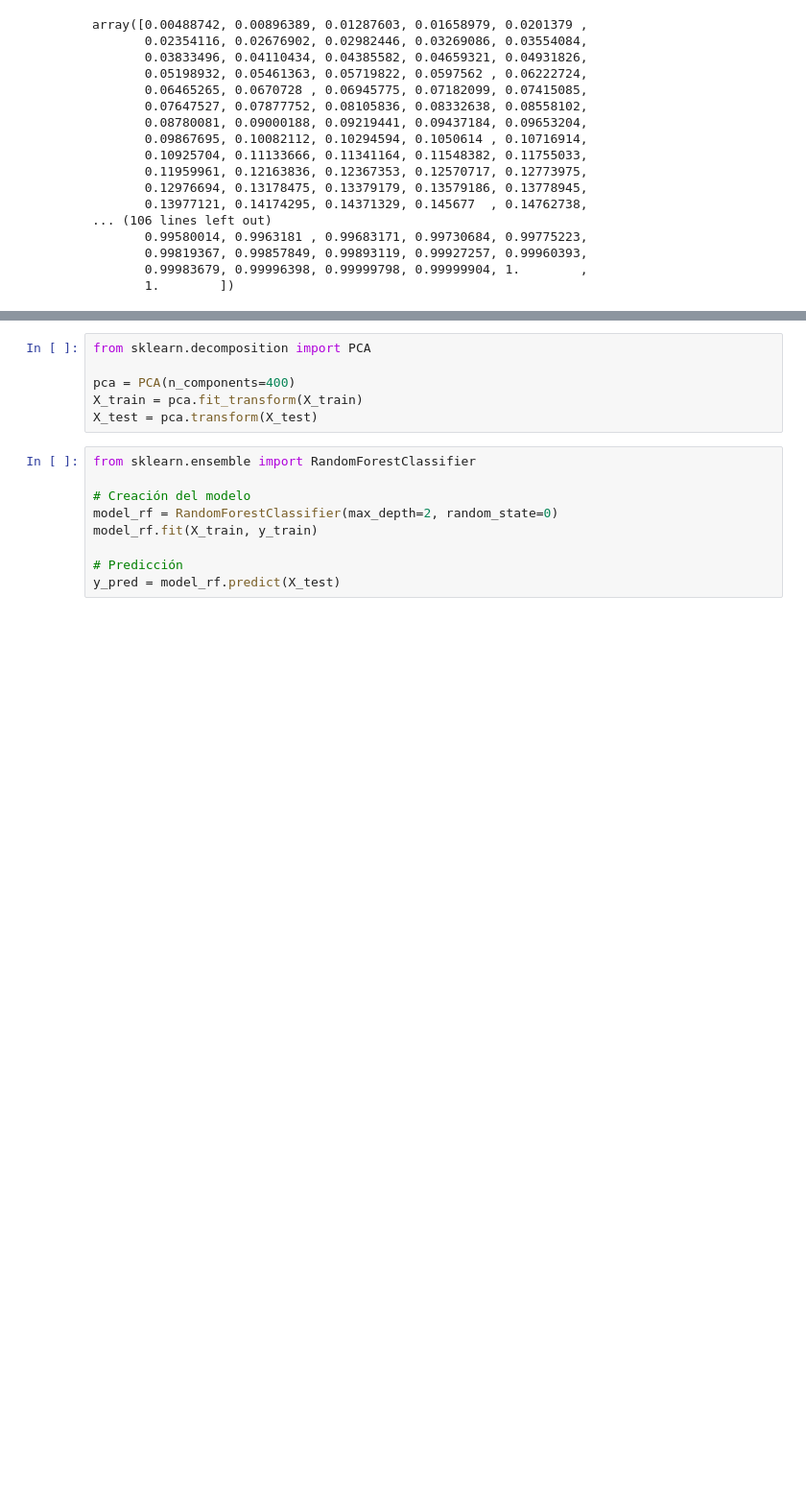
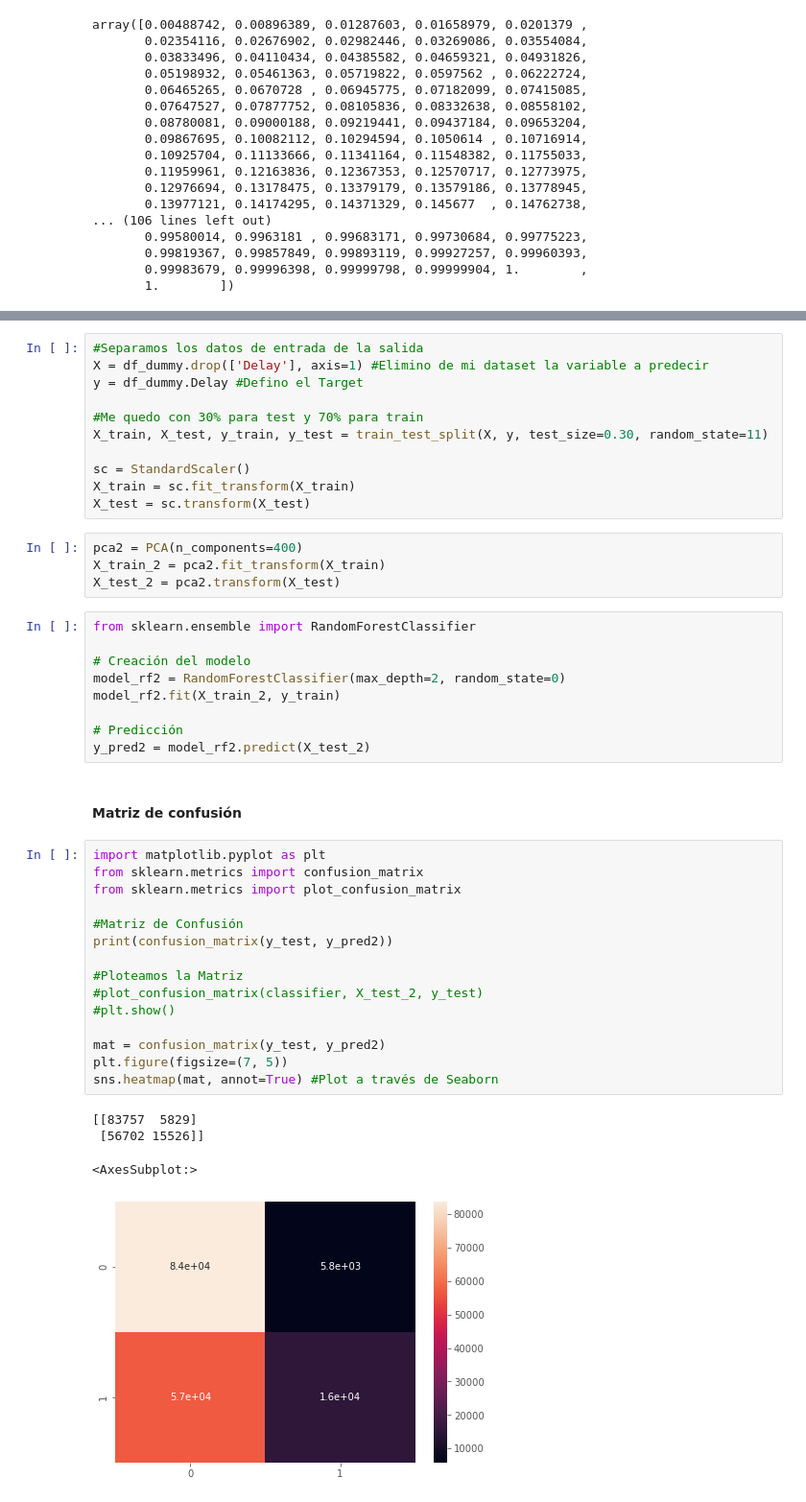
Before and after one commit to natijohansen/TP_DataScience, a Jupyter notebook: Test-PCA.ipynb, the cells around one changed output, grey strips where cells are left out. Shown at 96% size. Cells and saved outputs as stored; diff of their text form; blank space fills up the shorter version.

```diff
--- a/Test-PCA.ipynb
+++ b/Test-PCA.ipynb
@@ -195,15 +303,46 @@ ax.set_ylabel('Por. varianza acumulada');
+# %%
+#Separamos los datos de entrada de la salida
+X = df_dummy.drop(['Delay'], axis=1) #Elimino de mi dataset la variable a predecir
+y = df_dummy.Delay #Defino el Target
+
+#Me quedo con 30% para test y 70% para train
+X_train, X_test, y_train, y_test = train_test_split(X, y, test_size=0.30, random_state=11)
+
+sc = StandardScaler()
+X_train = sc.fit_transform(X_train)
+X_test = sc.transform(X_test)
 # %%
-from sklearn.decomposition import PCA
-
-pca = PCA(n_components=400)
-X_train = pca.fit_transform(X_train)
-X_test = pca.transform(X_test)
+pca2 = PCA(n_components=400)
+X_train_2 = pca2.fit_transform(X_train)
+X_test_2 = pca2.transform(X_test)
 # %%
 from sklearn.ensemble import RandomForestClassifier
 
 # Creación del modelo
-model_rf = RandomForestClassifier(max_depth=2, random_state=0)
-model_rf.fit(X_train, y_train)
+model_rf2 = RandomForestClassifier(max_depth=2, random_state=0)
+model_rf2.fit(X_train_2, y_train)
 
 # Predicción
-y_pred = model_rf.predict(X_test)
+y_pred2 = model_rf2.predict(X_test_2)
+# %% [markdown]
+#### Matriz de confusión
+# %%
+import matplotlib.pyplot as plt
+from sklearn.metrics import confusion_matrix
+from sklearn.metrics import plot_confusion_matrix
+
+#Matriz de Confusión
+print(confusion_matrix(y_test, y_pred2))
+
+#Ploteamos la Matriz
+#plot_confusion_matrix(classifier, X_test_2, y_test)
+#plt.show()
+
+mat = confusion_matrix(y_test, y_pred2)
+plt.figure(figsize=(7, 5))
+sns.heatmap(mat, annot=True) #Plot a través de Seaborn
+# %% [output]
+[[83757  5829]
+ [56702 15526]]
+<AxesSubplot:>
+[figure, added]
```
Also changed, not shown: parts of 20 cells of this notebook.
